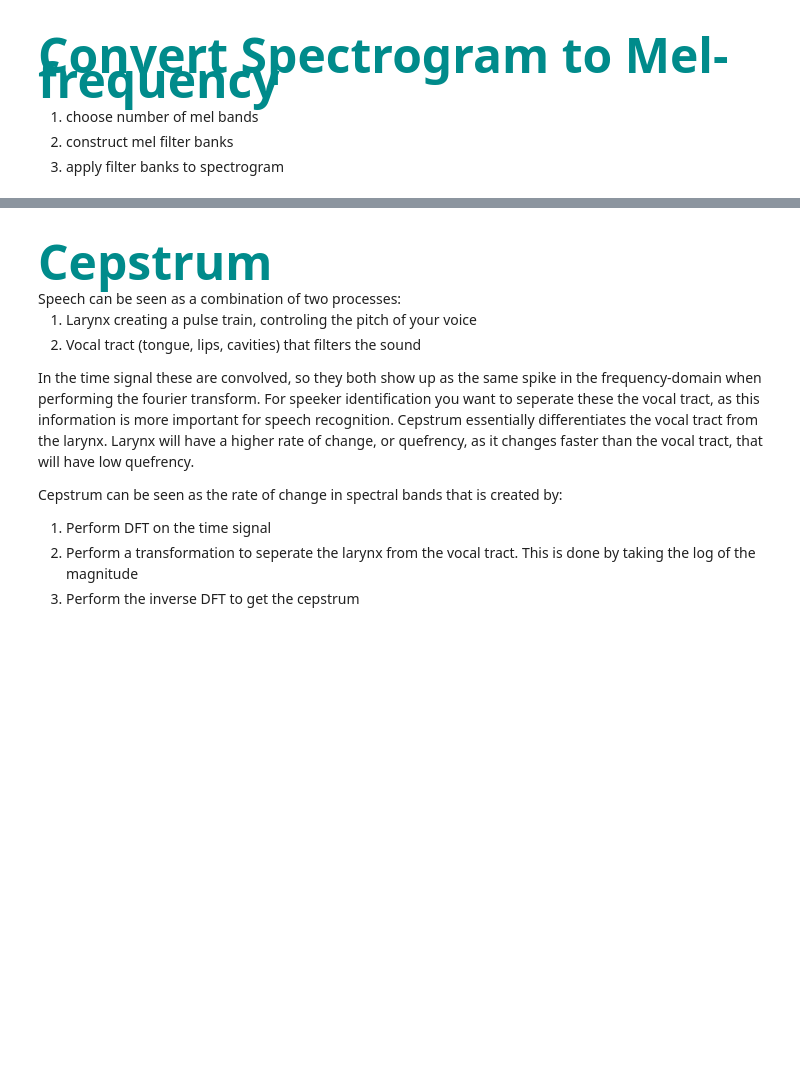
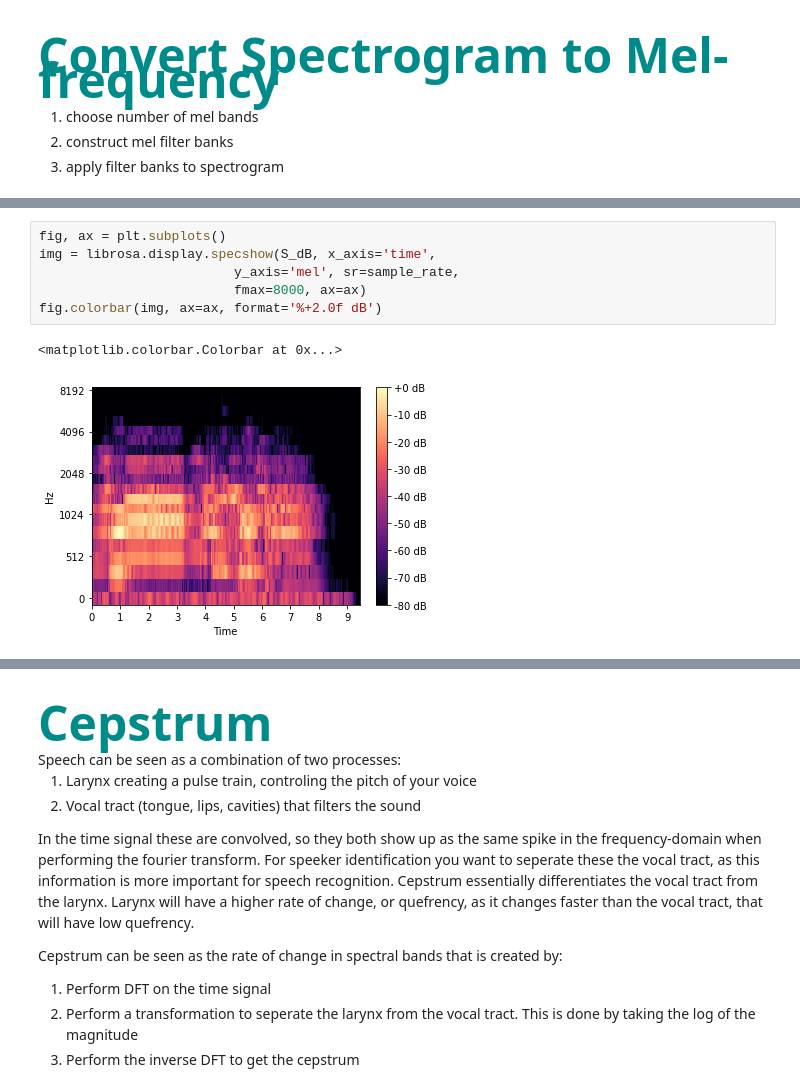
Before and after one commit to HNuijens/PythonAudioProcessing, a Jupyter notebook: Analysis/MFCC.ipynb, the cells around one changed output, grey strips where cells are left out. Drawn from its saved outputs; the diff is of its cells as text; blank space fills up the shorter version.

```diff
--- a/Analysis/MFCC.ipynb
+++ b/Analysis/MFCC.ipynb
@@ -206,0 +235,9 @@ Text(0.5, 1.0, 'Mel Spectrogram')
+# %%
+fig, ax = plt.subplots()
+img = librosa.display.specshow(S_dB, x_axis='time',
+                         y_axis='mel', sr=sample_rate,
+                         fmax=8000, ax=ax)
+fig.colorbar(img, ax=ax, format='%+2.0f dB')
+# %% [output]
+<matplotlib.colorbar.Colorbar at 0x...>
+[figure, added]
```
Also changed, not shown: parts of 16 cells of this notebook.
